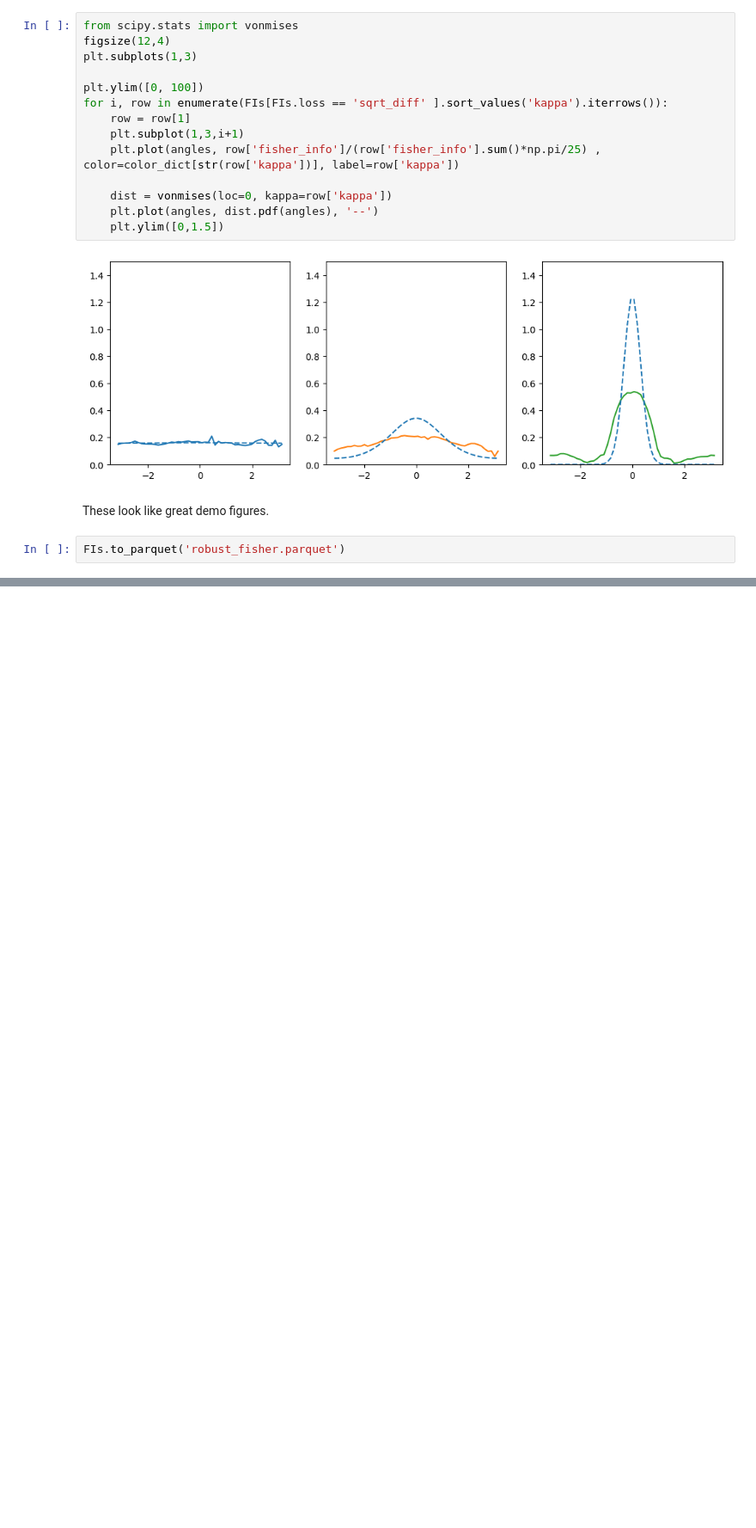
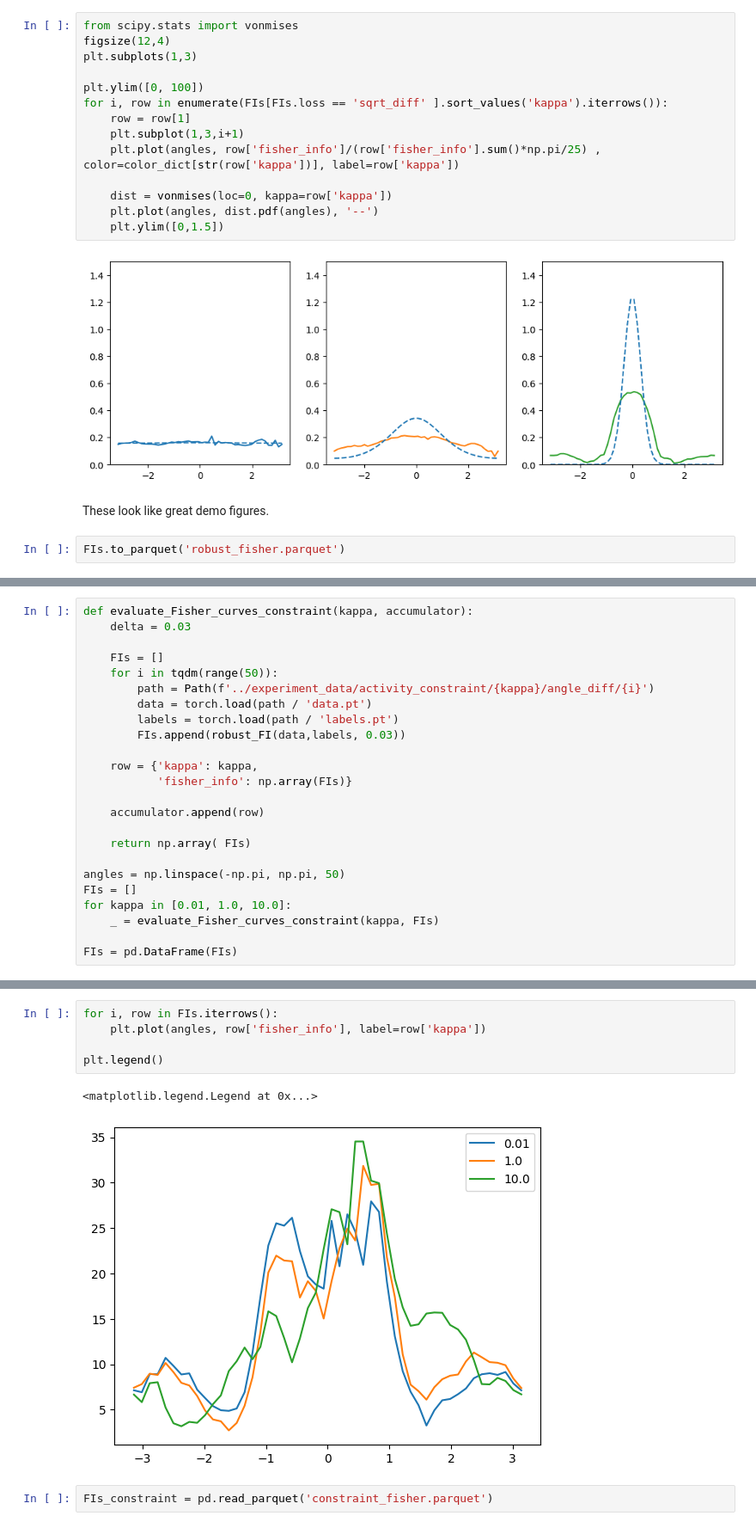
Before and after one commit to lrast/angleFinetuning, a Jupyter notebook: notebooks/0.0-NotesFromInitial.ipynb, the cells around one changed output, grey strips where cells are left out. Shown at 86% size. Saved outputs shown, nothing was run; the diff lists cells and outputs as text; blank space fills up the shorter version.

Commit message:
hard constraint function sweep

```diff
--- a/notebooks/0.0-NotesFromInitial.ipynb
+++ b/notebooks/0.0-NotesFromInitial.ipynb
@@ -848,0 +851,24 @@ FIs.to_parquet('robust_fisher.parquet')
+# %%
+def evaluate_Fisher_curves_constraint(kappa, accumulator):
+    delta = 0.03
+
+    FIs = []
+    for i in tqdm(range(50)):
+        path = Path(f'../experiment_data/activity_constraint/{kappa}/angle_diff/{i}')
+        data = torch.load(path / 'data.pt')
+        labels = torch.load(path / 'labels.pt')
+        FIs.append(robust_FI(data,labels, 0.03))
+
+    row = {'kappa': kappa,
+           'fisher_info': np.array(FIs)}
+
+    accumulator.append(row)
+
+    return np.array( FIs)
+
+angles = np.linspace(-np.pi, np.pi, 50)
+FIs = []
+for kappa in [0.01, 1.0, 10.0]:
+    _ = evaluate_Fisher_curves_constraint(kappa, FIs)
+
+FIs = pd.DataFrame(FIs)
@@ -848,0 +882,10 @@ FIs.to_parquet('robust_fisher.parquet')
+# %%
+for i, row in FIs.iterrows():
+    plt.plot(angles, row['fisher_info'], label=row['kappa'])
+
+plt.legend()
+# %% [output]
+<matplotlib.legend.Legend at 0x...>
+[figure, added]
+# %%
+FIs_constraint = pd.read_parquet('constraint_fisher.parquet')
```
Also changed, not shown: parts of 19 cells of this notebook, 7 other files.
